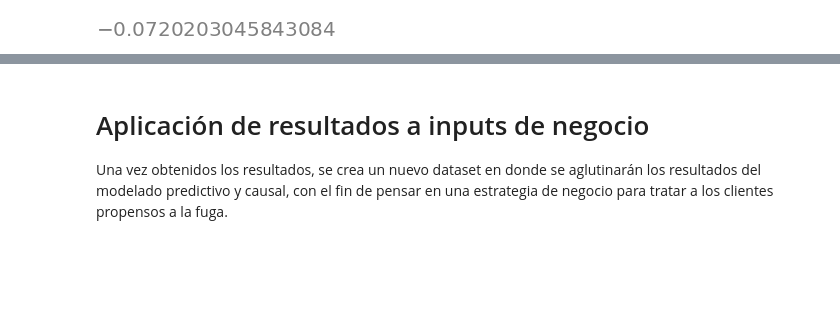
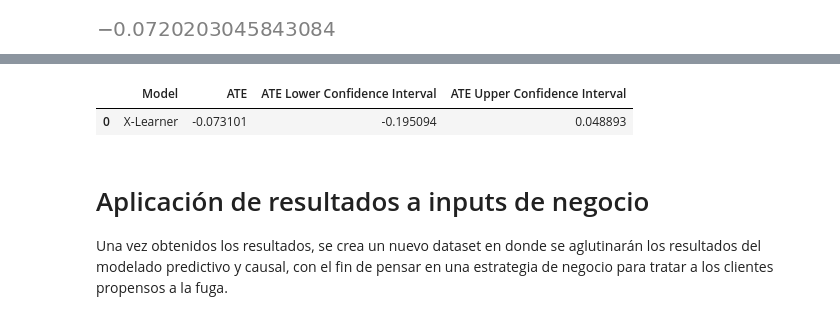
Before and after one commit to rodrifer10/tfm_causal_models, a Jupyter notebook: notebooks/05.IBM_churn_models_implementation.ipynb, the cells around one changed output, grey strips where cells are left out. Saved outputs shown, nothing was run; the diff lists cells and outputs as text; code cells hidden in the pictures; blank space fills up the shorter version.

```diff
--- a/notebooks/05.IBM_churn_models_implementation.ipynb
+++ b/notebooks/05.IBM_churn_models_implementation.ipynb
@@ -534,3 +537,13 @@ xlearner.ate_interval(X_train_t.drop('Tech Support', axis=1).values)
+# %%
+df_metrics_causal = pd.DataFrame({'Model': ['X-Learner']
+                                  ,'ATE': [xlearner.ate(X_test_t.drop('Tech Support', axis=1).values)]
+                                  ,'ATE Lower Confidence Interval': [xlearner.ate_interval(X_test_t.drop('Tech Support', axis=1).values)[0]]
+                                  ,'ATE Upper Confidence Interval': [xlearner.ate_interval(X_test_t.drop('Tech Support', axis=1).values)[1]]
+                                })
+df_metrics_causal
+# %% [output]
+|  | Model | ATE | ATE Lower Confidence Interval | ATE Upper Confidence Interval |
+| 0 | X-Learner | -0.073101 | -0.195094 | 0.048893 |
 # %% [markdown]
 # Aplicación de resultados a inputs de negocio
 
```
Also changed, not shown: parts of 6 cells of this notebook, 8 other files.
